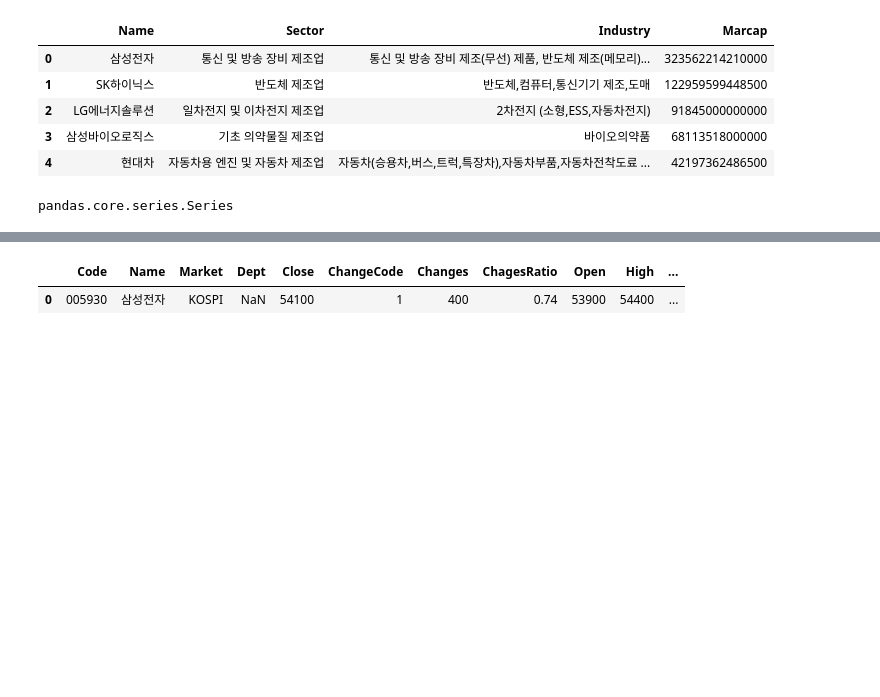
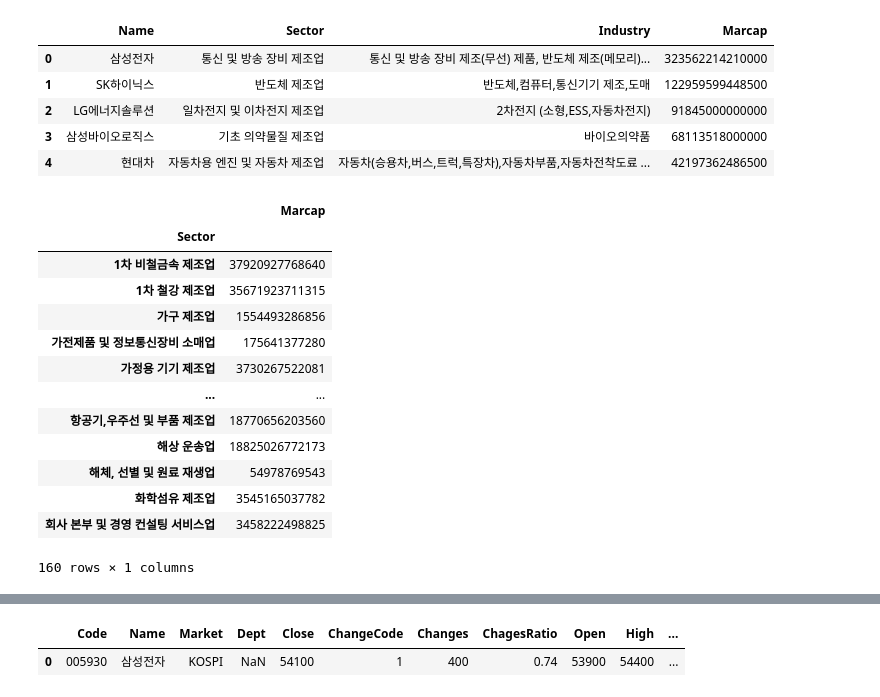
Before and after one commit to june2598/pythonstudy, a Jupyter notebook: stock/stock_analysis_2(query).ipynb, the cells around one changed output, grey strips where cells are left out. Cells and saved outputs as stored; diff of their text form; code cells hidden in the pictures; blank space fills up the shorter version.

```diff
--- a/stock/stock_analysis_2(query).ipynb
+++ b/stock/stock_analysis_2(query).ipynb
@@ -134,6 +153,19 @@ df_stocks.loc[tmp_idx['Marcap'].values][['Name','Sector','Industry','Marcap']].s
 | 3 | 삼성바이오로직스 | 기초 의약물질 제조업 | 바이오의약품 | 68113518000000 |
 | 4 | 현대차 | 자동차용 엔진 및 자동차 제조업 | 자동차(승용차,버스,트럭,특장차),자동차부품,자동차전착도료 ... | 42197362486500 |
 # %%
-type(df_stocks.groupby('Sector')['Marcap'].sum())
+df_stocks.groupby('Sector')[['Marcap']].sum()
 # %% [output]
+|  | Marcap |
+| Sector |  |
+| 1차 비철금속 제조업 | 37920927768640 |
+| 1차 철강 제조업 | 35671923711315 |
+| 가구 제조업 | 1554493286856 |
+| 가전제품 및 정보통신장비 소매업 | 175641377280 |
+| 가정용 기기 제조업 | 3730267522081 |
+| ... | ... |
+| 항공기,우주선 및 부품 제조업 | 18770656203560 |
+| 해상 운송업 | 18825026772173 |
+| 해체, 선별 및 원료 재생업 | 54978769543 |
+| 화학섬유 제조업 | 3545165037782 |
+| 회사 본부 및 경영 컨설팅 서비스업 | 3458222498825 |
-pandas.core.series.Series
+160 rows × 1 columns
```
Also changed, not shown: parts of 9 cells of this notebook, 9 other files.
